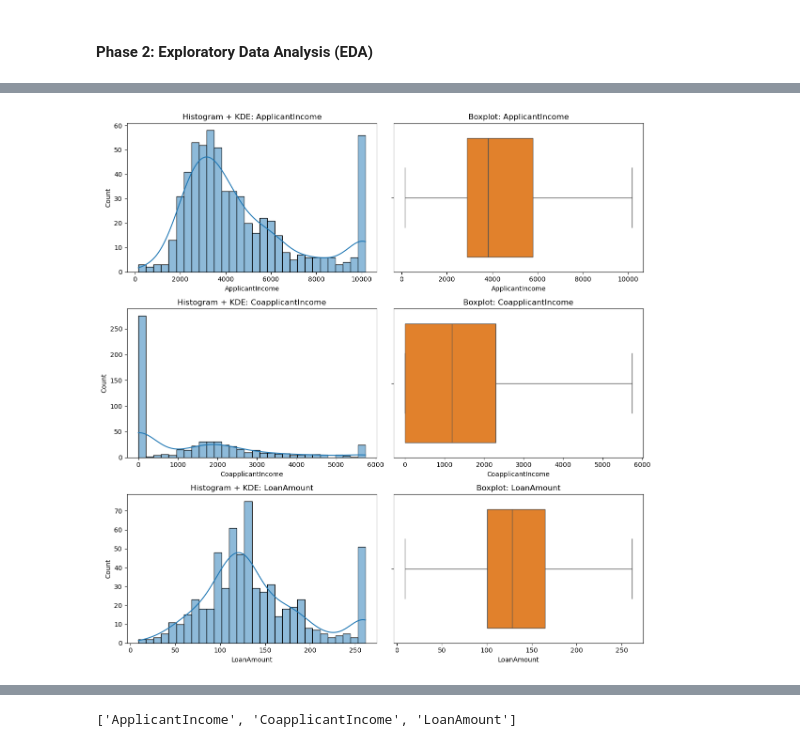
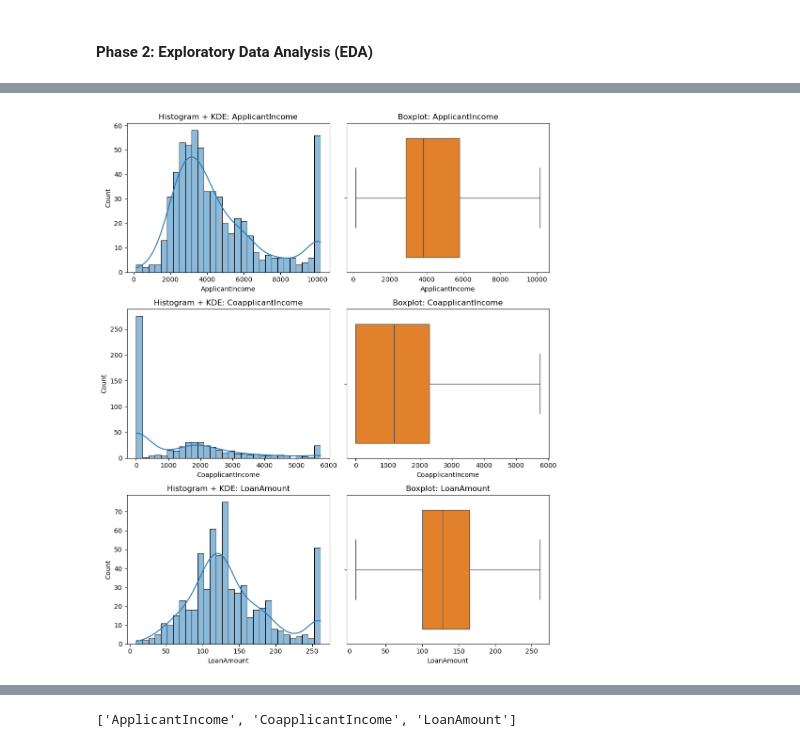
Before and after one commit to RasakOlasunkanmi/my_task, a Jupyter notebook: rasak_olasunkanmi_task25/home_loan.ipynb, the cells around one changed output, grey strips where cells are left out. Drawn from its saved outputs; the diff is of its cells as text; code cells hidden in the pictures.

```diff
--- a/rasak_olasunkanmi_task25/home_loan.ipynb
+++ b/rasak_olasunkanmi_task25/home_loan.ipynb
@@ -559,22 +418,22 @@ stats
 # %%
 # Task 2.2: Visualize distributions of numerical features (e.g., applicant income, loan amount) using histograms and box plots.
 
 cols = num_cols  # ['ApplicantIncome', 'CoapplicantIncome', 'LoanAmount']
-fig, axes = plt.subplots(nrows=len(cols), ncols=2, figsize=(12, 4 * len(cols)))
+fig, axes = plt.subplots(nrows=len(cols), ncols=2, figsize=(10, 4 * len(cols)))
 
 for i, col in enumerate(cols):
     ax_hist = axes[i, 0]
     sns.histplot(df1_copy[col], kde=True, bins=30, ax=ax_hist, color='C0')
     ax_hist.set_title(f'Histogram + KDE: {col}')
     ax_hist.set_xlabel(col)
     ax_hist.set_ylabel('Count')
 
     ax_box = axes[i, 1]
     sns.boxplot(x=df1_copy[col], ax=ax_box, color='C1')
     ax_box.set_title(f'Boxplot: {col}')
     ax_box.set_xlabel(col)
 
 plt.tight_layout()
 plt.show()
 # %% [output]
-[figure, old version]
+[figure, new version]
```
Also changed, not shown: parts of 19 cells of this notebook.
